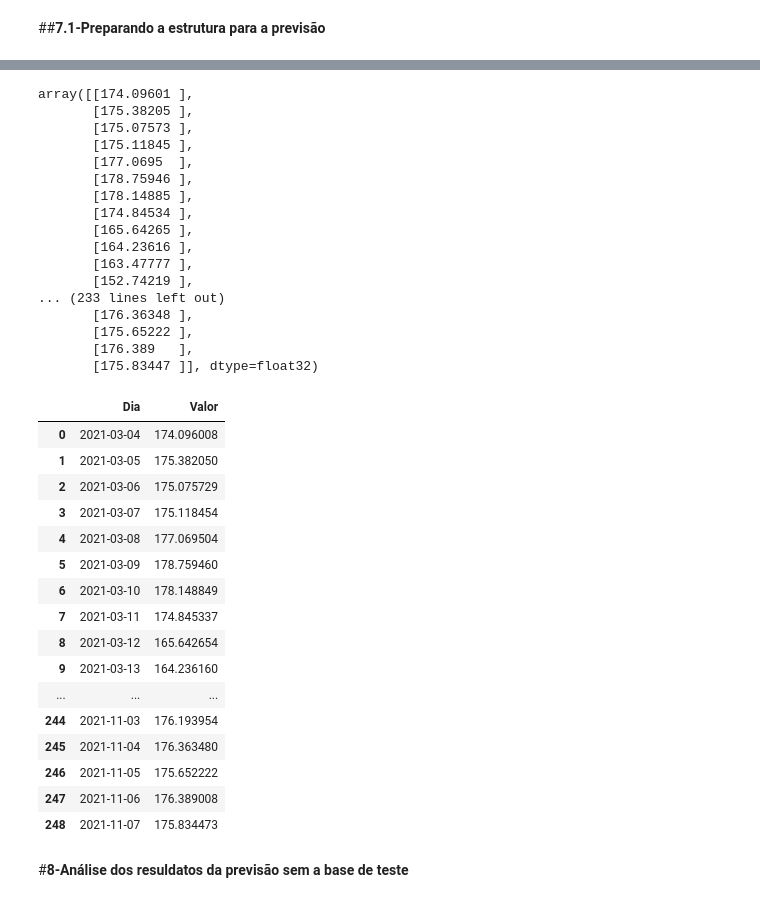
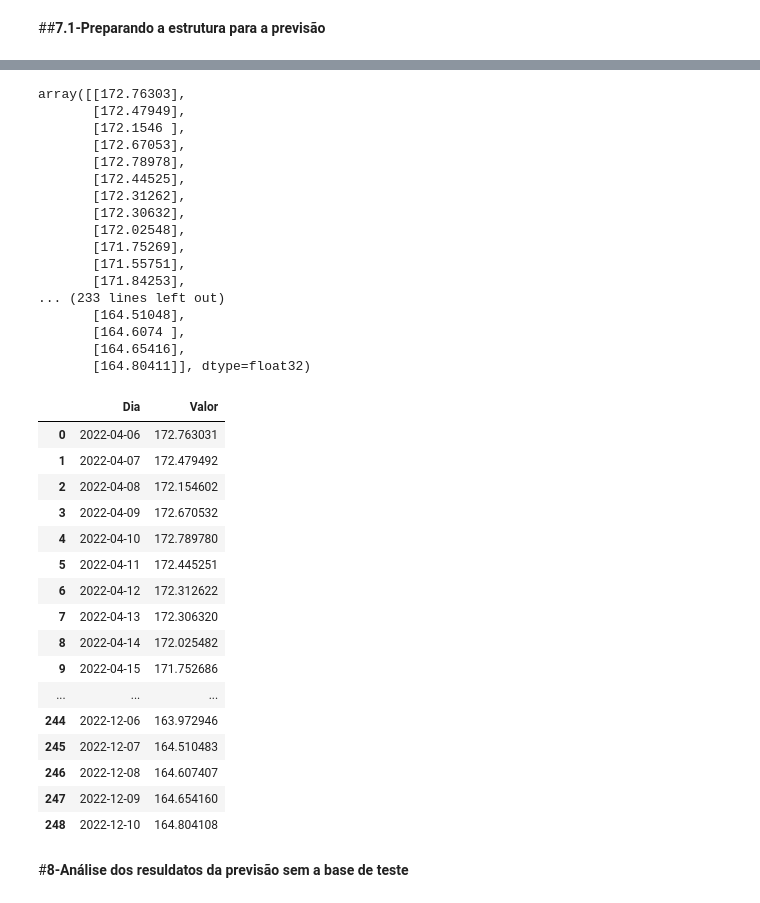
Before and after one commit to claubermartins/Stock-market-prediction-FII, a Jupyter notebook: Stock-market-prediction-FII-HGLG11.ipynb, the cells around one changed output, grey strips where cells are left out. Drawn from its saved outputs; the diff is of its cells as text; code cells hidden in the pictures.

```diff
--- a/Stock-market-prediction-FII-HGLG11.ipynb
+++ b/Stock-market-prediction-FII-HGLG11.ipynb
@@ -239,16 +237,16 @@ previsores, preco_real = np.array(previsores), np.array(preco_real)
 # %%
 #estrutura da rede neural com o modelo LSTM
 regressor = Sequential()
-regressor.add(LSTM(units = 128, return_sequences = True, input_shape = (previsores.shape[1], 6)))
+regressor.add(GRU(units = 128, return_sequences = True, input_shape = (previsores.shape[1], 6)))
 regressor.add(Dropout(0.3))
 
-regressor.add(LSTM(units = 50, return_sequences = True))
+regressor.add(GRU(units = 50, return_sequences = True))
 regressor.add(Dropout(0.3))
 
-regressor.add(LSTM(units = 50, return_sequences = True))
+regressor.add(GRU(units = 50, return_sequences = True))
 regressor.add(Dropout(0.3))
 
-regressor.add(LSTM(units = 50))
+regressor.add(GRU(units = 50))
 regressor.add(Dropout(0.3))
 
 regressor.add(Dense(units = 1, activation = 'sigmoid'))
@@ -543,53 +541,53 @@ array([[0.6505942 ],
 previsoes_sem_base_teste = normalizador_previsao.inverse_transform(previsoes_sem_base_teste)
 previsoes_sem_base_teste
 # %% [output]
-array([[174.09601 ],
-       [175.38205 ],
-       [175.07573 ],
-       [175.11845 ],
-       [177.0695  ],
-       [178.75946 ],
-       [178.14885 ],
-       [174.84534 ],
-       [165.64265 ],
-       [164.23616 ],
-       [163.47777 ],
-       [152.74219 ],
+array([[172.76303],
+       [172.47949],
+       [172.1546 ],
+       [172.67053],
+       [172.78978],
+       [172.44525],
+       [172.31262],
+       [172.30632],
+       [172.02548],
+       [171.75269],
+       [171.55751],
+       [171.84253],
 ... (233 lines left out)
-       [176.36348 ],
-       [175.65222 ],
-       [176.389   ],
-       [175.83447 ]], dtype=float32)
+       [164.51048],
+       [164.6074 ],
+       [164.65416],
+       [164.80411]], dtype=float32)
 # %%
 #Gerando o DataFrame de datas com 249 dias
-datas = pd.date_range(start='3/04/2021', periods = 249)
+datas = pd.date_range(start='04/06/2022', periods = 249)
 datas = pd.DataFrame(datas)
 # %%
 #Gerando o DataFrame de previsão com as datas
 prev_dat = pd.DataFrame(previsoes_sem_base_teste)
 # %%
 #Concatenando as previsões
-prev_2021_2022 = pd.concat([datas, prev_dat], axis = 1)
-prev_2021_2022.columns = ['Dia', 'Valor']
-prev_2021_2022
+prev_2022 = pd.concat([datas, prev_dat], axis = 1)
+prev_2022.columns = ['Dia', 'Valor']
+prev_2022
 # %% [output]
 |  | Dia | Valor |
-| 0 | 2021-03-04 | 174.096008 |
-| 1 | 2021-03-05 | 175.382050 |
-| 2 | 2021-03-06 | 175.075729 |
-| 3 | 2021-03-07 | 175.118454 |
-| 4 | 2021-03-08 | 177.069504 |
-| 5 | 2021-03-09 | 178.759460 |
-| 6 | 2021-03-10 | 178.148849 |
-| 7 | 2021-03-11 | 174.845337 |
-| 8 | 2021-03-12 | 165.642654 |
-| 9 | 2021-03-13 | 164.236160 |
+| 0 | 2022-04-06 | 172.763031 |
+| 1 | 2022-04-07 | 172.479492 |
+| 2 | 2022-04-08 | 172.154602 |
+| 3 | 2022-04-09 | 172.670532 |
+| 4 | 2022-04-10 | 172.789780 |
+| 5 | 2022-04-11 | 172.445251 |
+| 6 | 2022-04-12 | 172.312622 |
+| 7 | 2022-04-13 | 172.306320 |
+| 8 | 2022-04-14 | 172.025482 |
+| 9 | 2022-04-15 | 171.752686 |
 | ... | ... | ... |
-| 244 | 2021-11-03 | 176.193954 |
-| 245 | 2021-11-04 | 176.363480 |
-| 246 | 2021-11-05 | 175.652222 |
-| 247 | 2021-11-06 | 176.389008 |
-| 248 | 2021-11-07 | 175.834473 |
+| 244 | 2022-12-06 | 163.972946 |
+| 245 | 2022-12-07 | 164.510483 |
+| 246 | 2022-12-08 | 164.607407 |
+| 247 | 2022-12-09 | 164.654160 |
+| 248 | 2022-12-10 | 164.804108 |
 # %% [markdown]
 #**8-Análise dos resuldatos da previsão sem a base de teste**
 # %%
```
Also changed, not shown: parts of 14 cells of this notebook.
